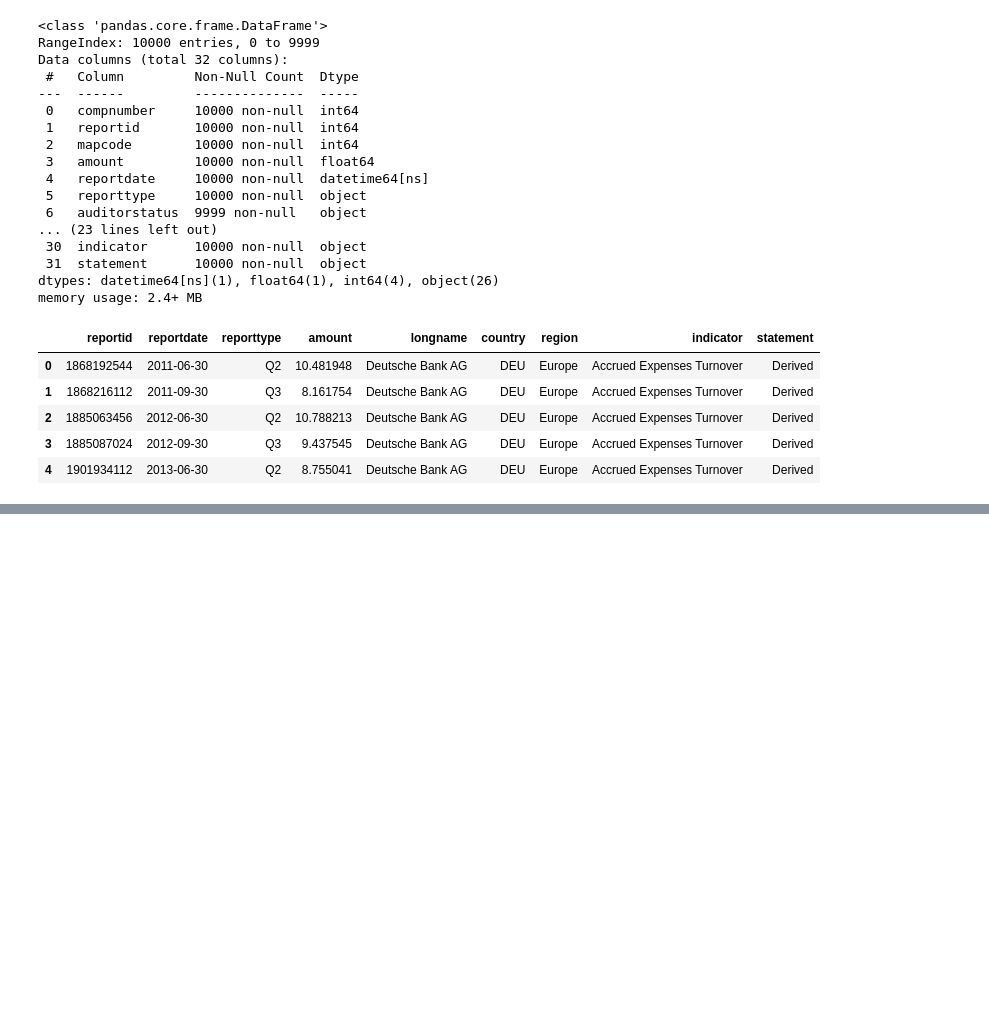
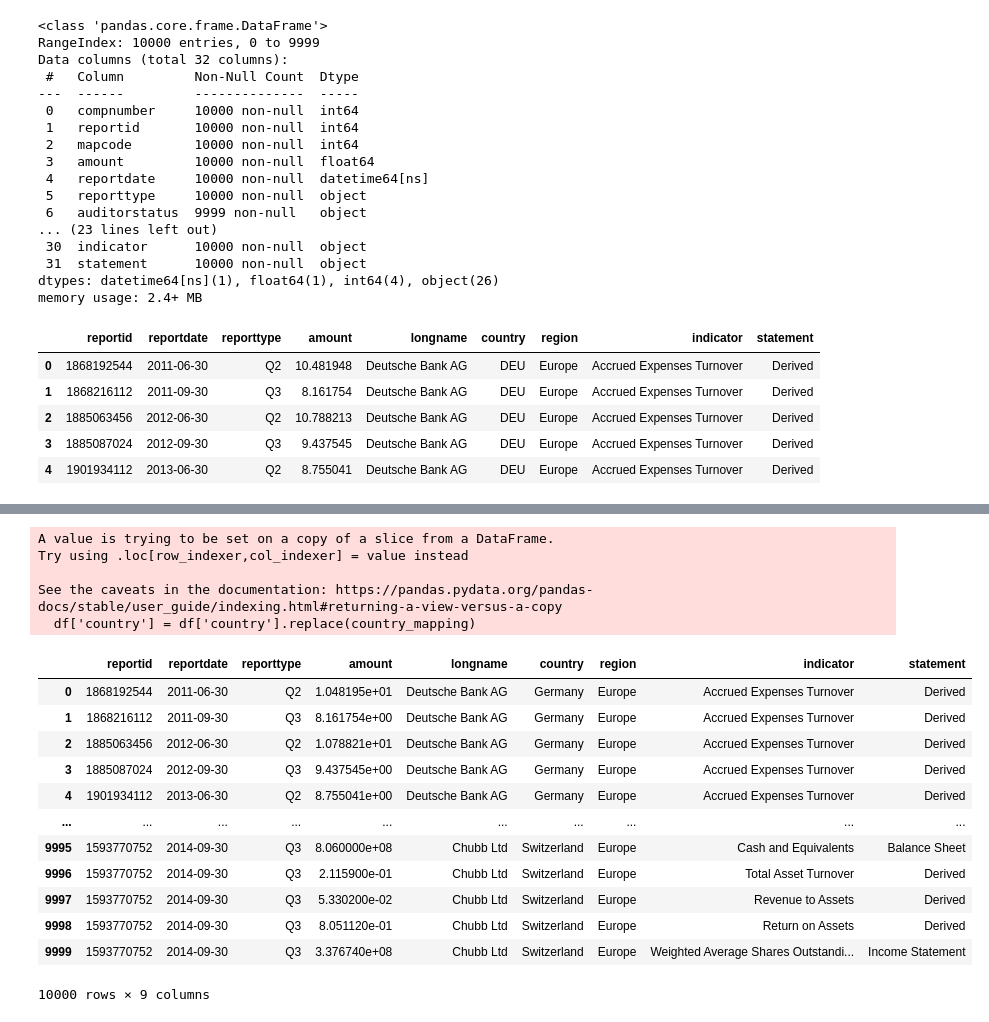
Before and after one commit to eanderson66-gsu/Financial-Analysis-with-Python, a Jupyter notebook: Main.ipynb, the cells around one changed output, grey strips where cells are left out. Drawn from its saved outputs; the diff is of its cells as text; code cells hidden in the pictures; blank space fills up the shorter version.

```diff
--- a/Main.ipynb
+++ b/Main.ipynb
@@ -83,0 +105,49 @@ df.head()
+# %%
+#Creating a dictionary of Country names because I am unfamiliar with the codes
+country_mapping = {
+    'USA': 'United States of America',
+    'DEU': 'Germany',
+    'JPN': 'Japan',
+    'CYM': 'Cayman Islands',
+    'BHS': 'Bahamas',
+    'IRL': 'Ireland',
+    'IND': 'India',
+    'AUS': 'Australia',
+    'CAN': 'Canada',
+    'BRA': 'Brazil',
+    'IDN': 'Indonesia',
+    'ISR': 'Israel',
+    'FIN': 'Finland',
+    'CHE': 'Switzerland',
+    'KOR': 'South Korea',
+    'GBR': 'United Kingdom',
+    'FRA': 'France',
+    'CHL': 'Chile',
+    'BEL': 'Belgium',
+    'ITA': 'Italy',
+    'HKG': 'Hong Kong',
+    'DNK': 'Denmark',
+    'ESP': 'Spain'
+}
+
+df['country'] = df['country'].replace(country_mapping)
+df
+# %% [output]
+A value is trying to be set on a copy of a slice from a DataFrame.
+Try using .loc[row_indexer,col_indexer] = value instead
+
+See the caveats in the documentation: https://pandas.pydata.org/pandas-docs/stable/user_guide/indexing.html#returning-a-view-versus-a-copy
+  df['country'] = df['country'].replace(country_mapping)
+|  | reportid | reportdate | reporttype | amount | longname | country | region | indicator | statement |
+| 0 | 1868192544 | 2011-06-30 | Q2 | 1.048195e+01 | Deutsche Bank AG | Germany | Europe | Accrued Expenses Turnover | Derived |
+| 1 | 1868216112 | 2011-09-30 | Q3 | 8.161754e+00 | Deutsche Bank AG | Germany | Europe | Accrued Expenses Turnover | Derived |
+| 2 | 1885063456 | 2012-06-30 | Q2 | 1.078821e+01 | Deutsche Bank AG | Germany | Europe | Accrued Expenses Turnover | Derived |
+| 3 | 1885087024 | 2012-09-30 | Q3 | 9.437545e+00 | Deutsche Bank AG | Germany | Europe | Accrued Expenses Turnover | Derived |
+| 4 | 1901934112 | 2013-06-30 | Q2 | 8.755041e+00 | Deutsche Bank AG | Germany | Europe | Accrued Expenses Turnover | Derived |
+| ... | ... | ... | ... | ... | ... | ... | ... | ... | ... |
+| 9995 | 1593770752 | 2014-09-30 | Q3 | 8.060000e+08 | Chubb Ltd | Switzerland | Europe | Cash and Equivalents | Balance Sheet |
+| 9996 | 1593770752 | 2014-09-30 | Q3 | 2.115900e-01 | Chubb Ltd | Switzerland | Europe | Total Asset Turnover | Derived |
+| 9997 | 1593770752 | 2014-09-30 | Q3 | 5.330200e-02 | Chubb Ltd | Switzerland | Europe | Revenue to Assets | Derived |
+| 9998 | 1593770752 | 2014-09-30 | Q3 | 8.051120e-01 | Chubb Ltd | Switzerland | Europe | Return on Assets | Derived |
+| 9999 | 1593770752 | 2014-09-30 | Q3 | 3.376740e+08 | Chubb Ltd | Switzerland | Europe | Weighted Average Shares Outstandi... | Income Statement |
+10000 rows × 9 columns
```
Also changed, not shown: parts of 9 cells of this notebook.
